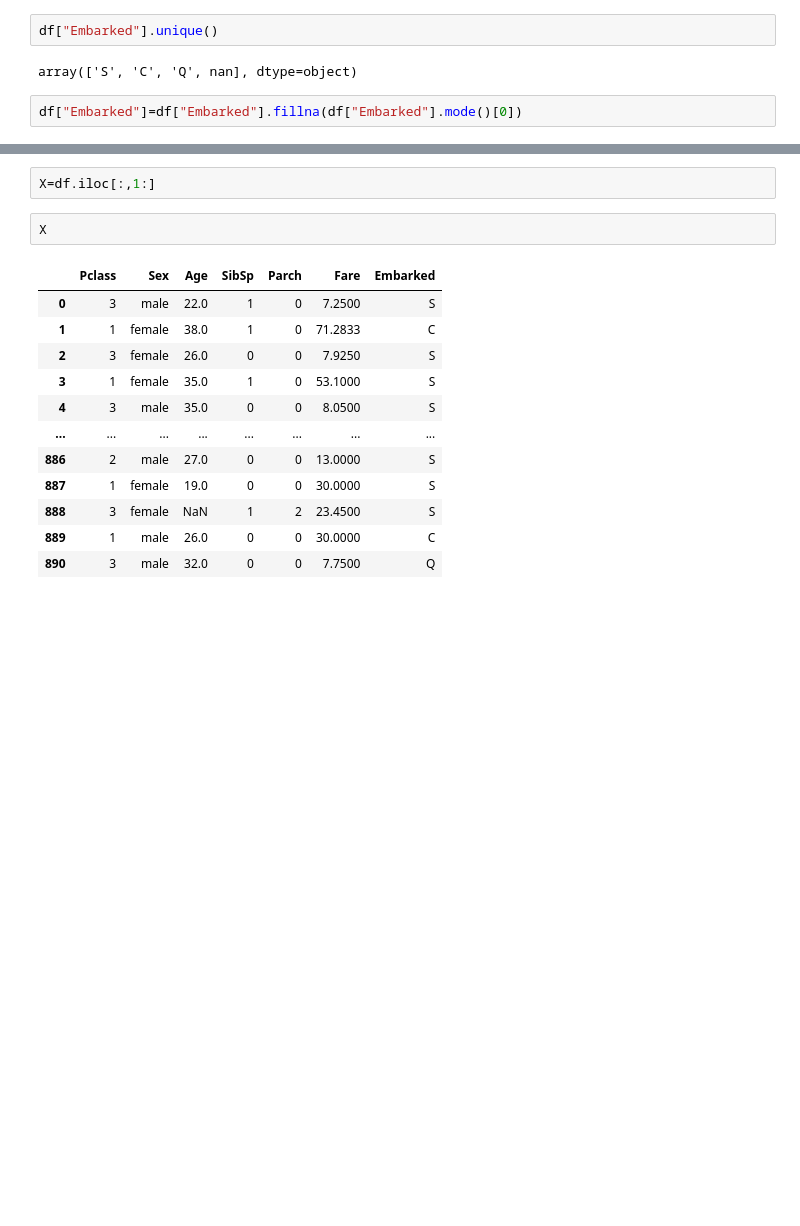
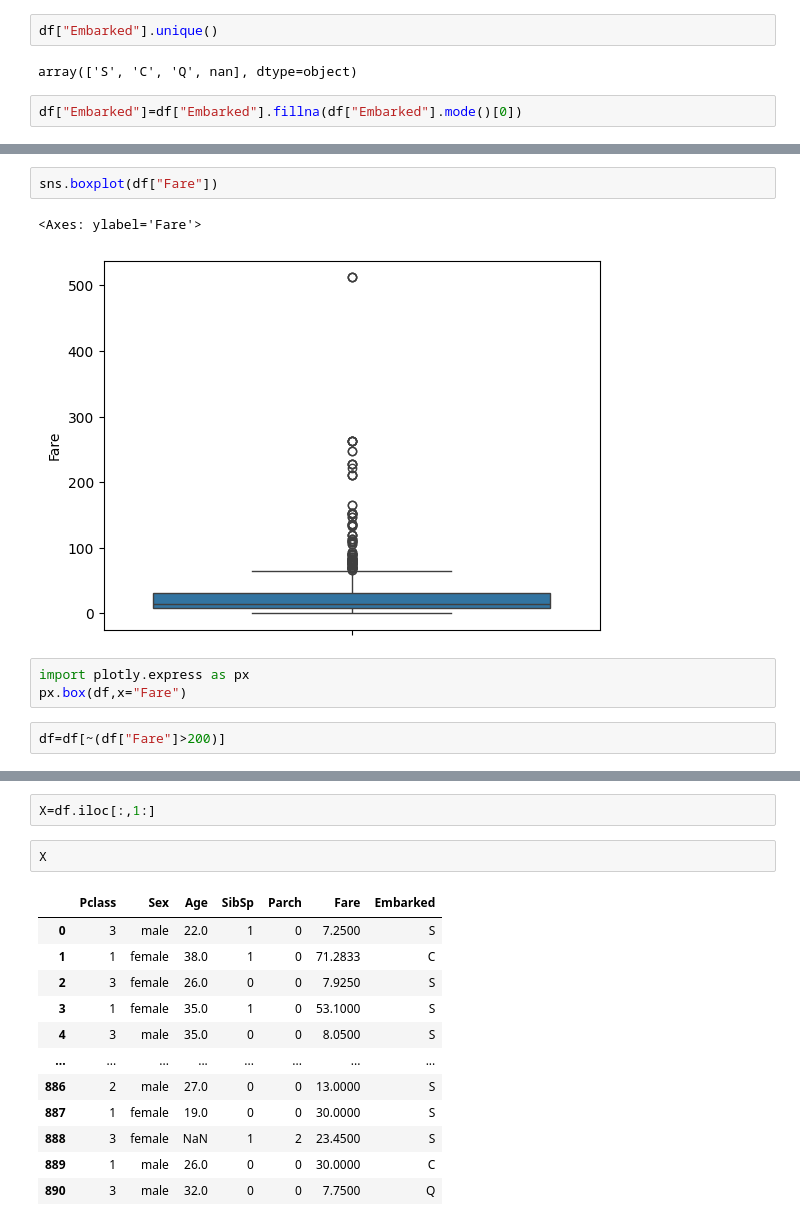
Before and after one commit to stoicsapien1/Titanic_Survival_Prediction, a Jupyter notebook: Titanic Survival Prediction.ipynb, the cells around one changed output, grey strips where cells are left out. Drawn from its saved outputs; the diff is of its cells as text; blank space fills up the shorter version.

```diff
--- a/Titanic Survival Prediction.ipynb
+++ b/Titanic Survival Prediction.ipynb
@@ -65,0 +71,10 @@ df["Embarked"]=df["Embarked"].fillna(df["Embarked"].mode()[0])
+# %%
+sns.boxplot(df["Fare"])
+# %% [output]
+<Axes: ylabel='Fare'>
+[figure, added]
+# %%
+import plotly.express as px
+px.box(df,x="Fare")
+# %%
+df=df[~(df["Fare"]>200)]
```
Also changed, not shown: parts of 21 cells of this notebook, 6 other files.
